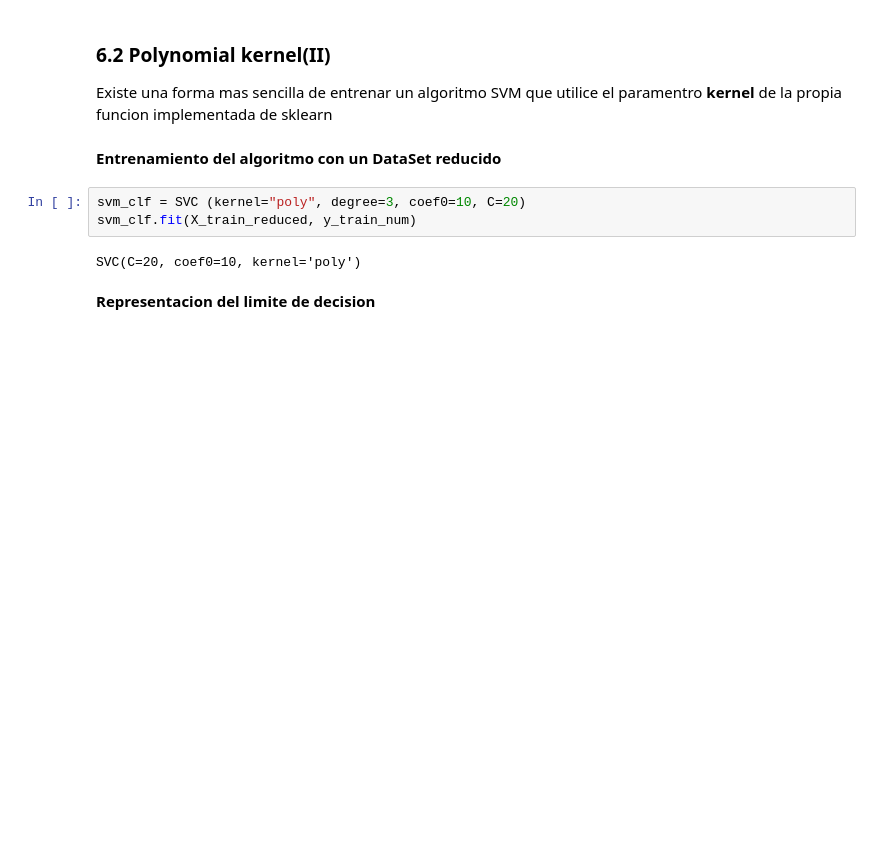
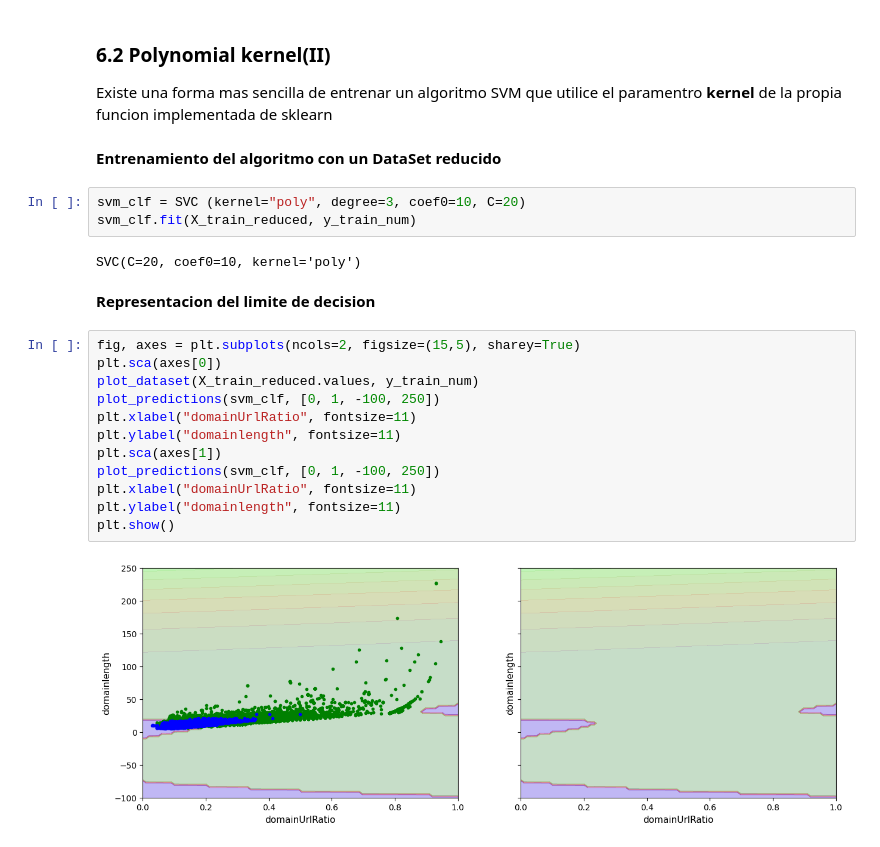
Before and after one commit to wuil2004/PLyF_2, a Jupyter notebook: suport_Vector_Machine.ipynb, the cells around one changed output. Saved outputs shown, nothing was run; the diff lists cells and outputs as text; blank space fills up the shorter version.

```diff
--- a/suport_Vector_Machine.ipynb
+++ b/suport_Vector_Machine.ipynb
@@ -402,3 +402,17 @@ svm_clf.fit(X_train_reduced, y_train_num)
 SVC(C=20, coef0=10, kernel='poly')
 # %% [markdown]
 **Representacion del limite de decision**
+# %%
+fig, axes = plt.subplots(ncols=2, figsize=(15,5), sharey=True)
+plt.sca(axes[0])
+plot_dataset(X_train_reduced.values, y_train_num)
+plot_predictions(svm_clf, [0, 1, -100, 250])
+plt.xlabel("domainUrlRatio", fontsize=11)
+plt.ylabel("domainlength", fontsize=11)
+plt.sca(axes[1])
+plot_predictions(svm_clf, [0, 1, -100, 250])
+plt.xlabel("domainUrlRatio", fontsize=11)
+plt.ylabel("domainlength", fontsize=11)
+plt.show()
+# %% [output]
+[figure, added]
```
